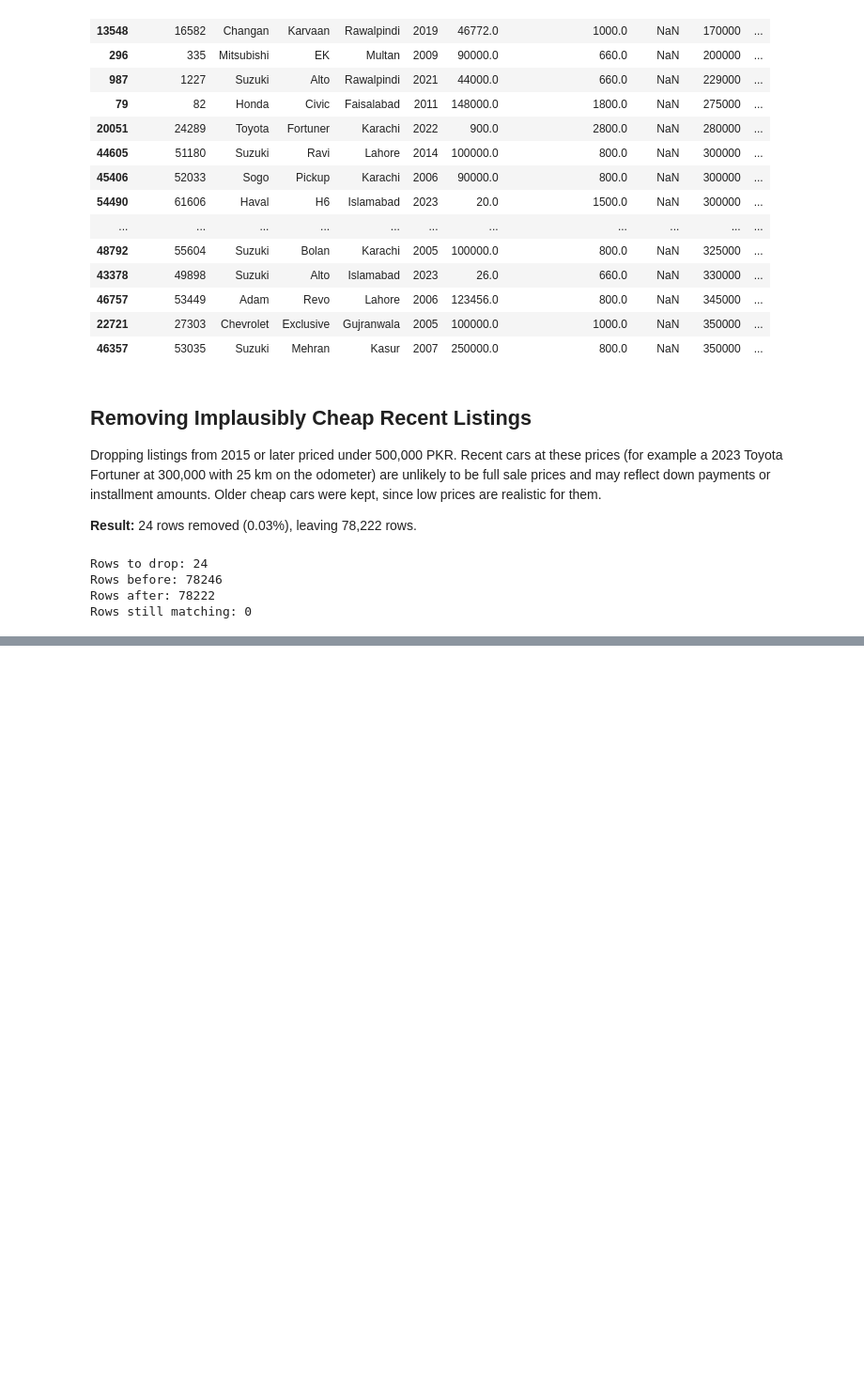
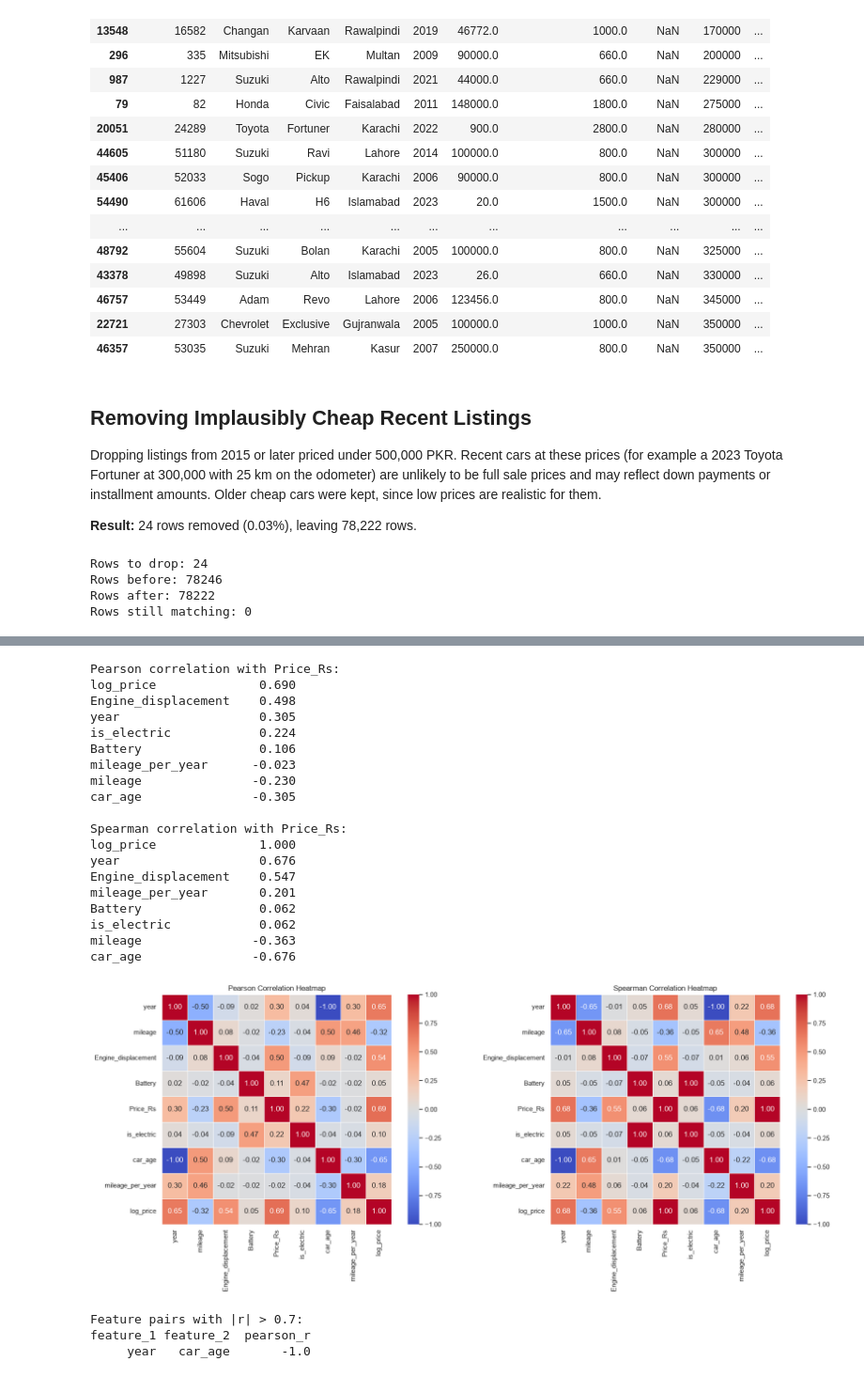
Before and after one commit to Abdullah-Farooq292/IML-used-car-price-prediction-Pakistan, a Jupyter notebook: Code/ML_Project.ipynb, the cells around one changed output, grey strips where cells are left out. Shown at 94% size. Cells and saved outputs as stored; diff of their text form; code cells hidden in the pictures; blank space fills up the shorter version.

```diff
--- a/Code/ML_Project.ipynb
+++ b/Code/ML_Project.ipynb
@@ -508,0 +947,55 @@ Rows still matching: 0
+# %%
+# ---------- Batch D: Correlation analysis ----------
+# Temporary frame for EDA only; log_price is NOT added to df, so it cannot leak into features
+eda = df.select_dtypes(include="number").copy()
+eda["log_price"] = np.log1p(df[TARGET])
+
+pearson = eda.corr(method="pearson")
+spearman = eda.corr(method="spearman")
+
+print("Pearson correlation with Price_Rs:")
+print(pearson[TARGET].drop(TARGET).sort_values(ascending=False).round(3).to_string())
+
+print("\nSpearman correlation with Price_Rs:")
+print(spearman[TARGET].drop(TARGET).sort_values(ascending=False).round(3).to_string())
+
+fig, axes = plt.subplots(1, 2, figsize=(18, 7))
+for ax, corr, name in zip(axes, [pearson, spearman], ["Pearson", "Spearman"]):
+    sns.heatmap(corr, annot=True, fmt=".2f", cmap="coolwarm", center=0,
+                vmin=-1, vmax=1, square=True, linewidths=0.5, ax=ax)
+    ax.set_title(f"{name} Correlation Heatmap")
+plt.tight_layout()
+save_fig("D_correlation_heatmaps.png")
+plt.show()
+
+# Flag highly correlated feature pairs (potential redundancy)
+feat_corr = pearson.drop(index=[TARGET, "log_price"], columns=[TARGET, "log_price"])
+pairs = (feat_corr.where(np.triu(np.ones(feat_corr.shape), k=1).astype(bool))
+                  .stack().reset_index())
+pairs.columns = ["feature_1", "feature_2", "pearson_r"]
+print("\nFeature pairs with |r| > 0.7:")
+print(pairs[pairs["pearson_r"].abs() > 0.7].sort_values("pearson_r", key=abs, ascending=False).to_string(index=False))
+# %% [output]
+Pearson correlation with Price_Rs:
+log_price              0.690
+Engine_displacement    0.498
+year                   0.305
+is_electric            0.224
+Battery                0.106
+mileage_per_year      -0.023
+mileage               -0.230
+car_age               -0.305
+
+Spearman correlation with Price_Rs:
+log_price              1.000
+year                   0.676
+Engine_displacement    0.547
+mileage_per_year       0.201
+Battery                0.062
+is_electric            0.062
+mileage               -0.363
+car_age               -0.676
+[figure, added]
+Feature pairs with |r| > 0.7:
+feature_1 feature_2  pearson_r
+     year   car_age       -1.0
```
Also changed, not shown: parts of 12 cells of this notebook, 8 other files.
